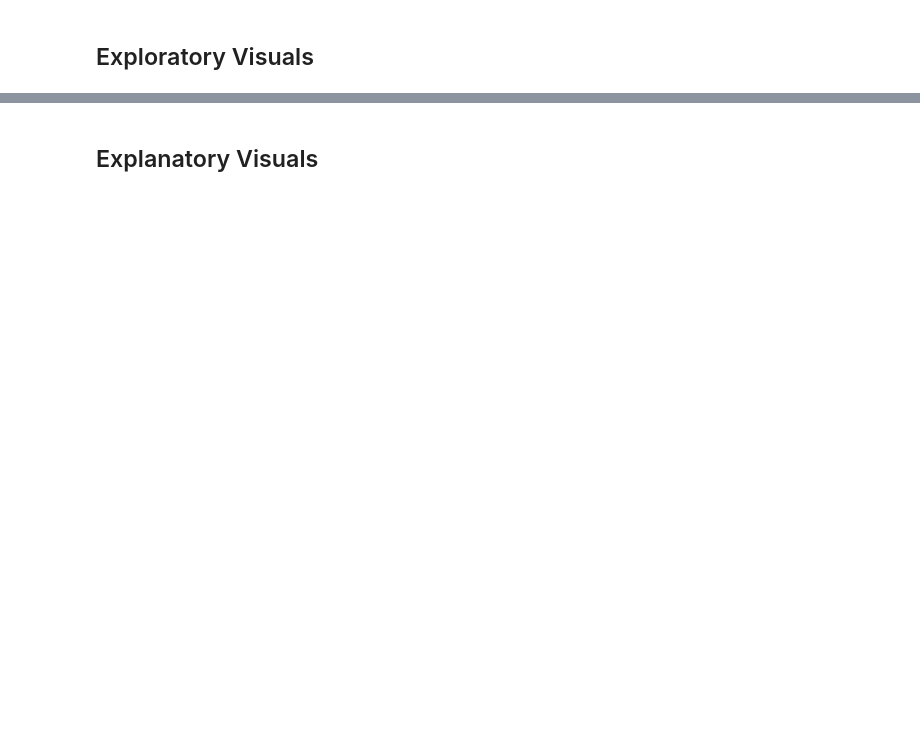
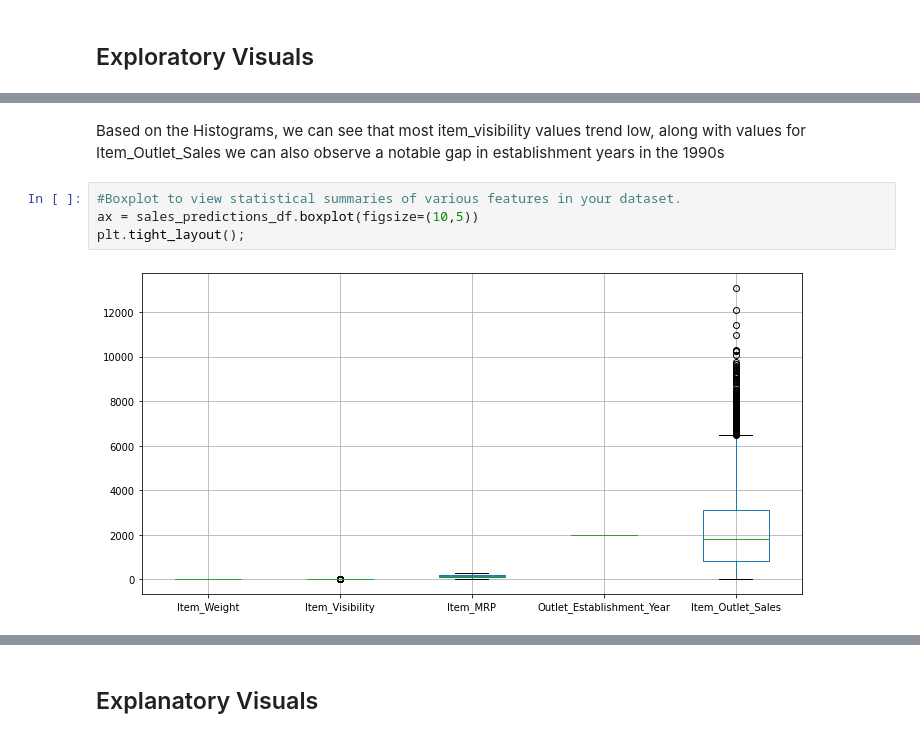
Before and after one commit to Romagolf/Portfolio-Project, a Jupyter notebook: Sales_Predictions_Notebook.ipynb, the cells around one changed output, grey strips where cells are left out. Cells and saved outputs as stored; diff of their text form; blank space fills up the shorter version.

```diff
--- a/Sales_Predictions_Notebook.ipynb
+++ b/Sales_Predictions_Notebook.ipynb
@@ -124,0 +163,9 @@ Outlet_Establishment_Year    0
+# %% [markdown]
+Based on the Histograms, we can see that most item_visibility values trend low, along with values for Item_Outlet_Sales
+we can also observe a notable gap in establishment years in the 1990s
+# %%
+#Boxplot to view statistical summaries of various features in your dataset.
+ax = sales_predictions_df.boxplot(figsize=(10,5))
+plt.tight_layout();
+# %% [output]
+[figure, added]
```
Also changed, not shown: parts of 22 cells of this notebook.
